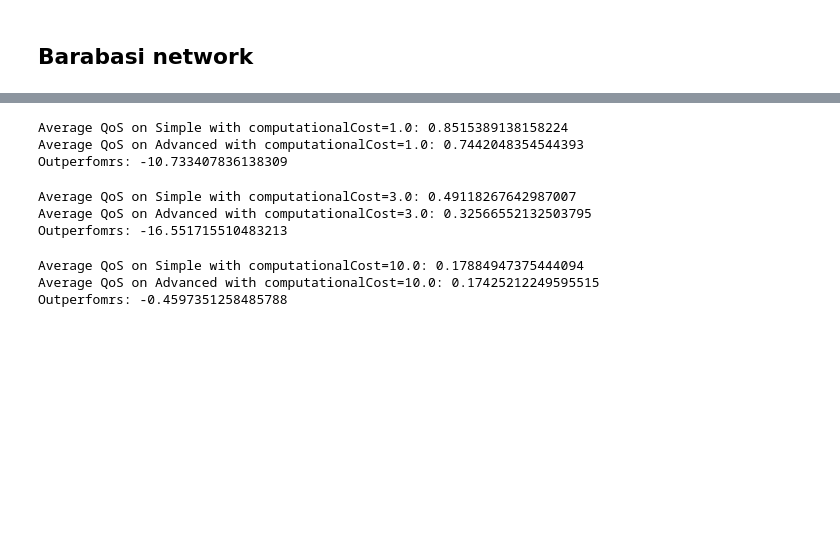
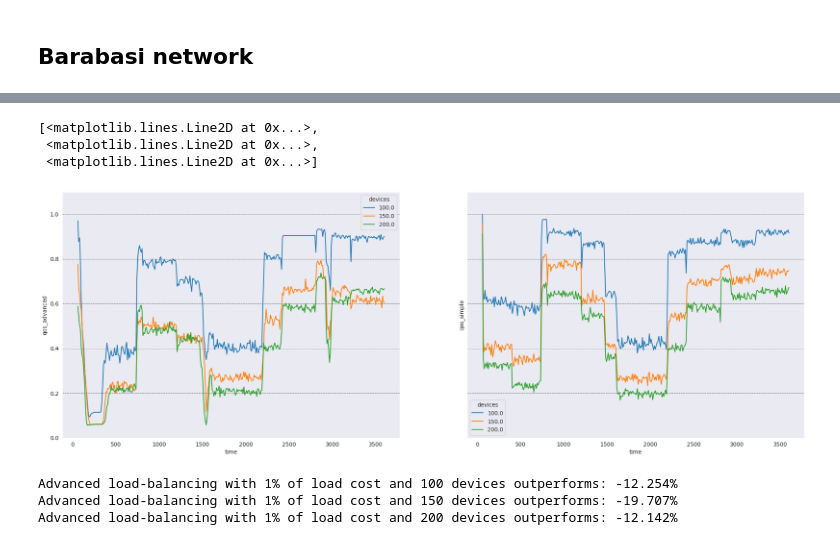
Before and after one commit to nicolasfara/reconfiguration-experiments, a Jupyter notebook: data-visualization/data-exploration.ipynb, the cells around one changed output, grey strips where cells are left out. Drawn from its saved outputs; the diff is of its cells as text; code cells hidden in the pictures; blank space fills up the shorter version.

```diff
--- a/data-visualization/data-exploration.ipynb
+++ b/data-visualization/data-exploration.ipynb
@@ -206,11 +283,11 @@ simple_dataset = means['load_based_simple_barabasi']
 advanced_dataset = means['load_based_advanced_barabasi']
 # %%
 qos_simple = simple_dataset[
-    { "canOffload[sum]", "wantToOffload[sum]" }
-].mean(dim = { "leaders", "devices" }, skipna = True)
+    { "canOffload[sum]", "wantToOffload[sum]", "devices" }
+].mean(dim = { "leaders" }, skipna = True)
 qos_simple = qos_simple.assign(qos_simple=lambda x: x["canOffload[sum]"] / x["wantToOffload[sum]"])
 
 qos_advanced = advanced_dataset[
-    { "canOffload[sum]", "wantToOffload[sum]" }
-].mean(dim = { "leaders", "devices" }, skipna = True)
+    { "canOffload[sum]", "wantToOffload[sum]", "devices" }
+].mean(dim = { "leaders" }, skipna = True)
 qos_advanced = qos_advanced.assign(qos_advanced=lambda x: x["canOffload[sum]"] / x["wantToOffload[sum]"])
@@ -245,24 +294,41 @@ simple_data.isel(computationalCost=[0, 1, 2]).plot.line(x="time")
-# %%
-print("Average QoS on Simple with computationalCost=1.0:", simple_data.isel(computationalCost=0).mean().values)
-print("Average QoS on Advanced with computationalCost=1.0:", advanced_data.isel(computationalCost=0).mean().values)
-print("Outperfomrs:", (advanced_data.isel(computationalCost=0).mean().values - simple_data.isel(computationalCost=0).mean().values) * 100)
-# %% [output]
-Average QoS on Simple with computationalCost=1.0: 0.8515389138158224
-Average QoS on Advanced with computationalCost=1.0: 0.7442048354544393
-Outperfomrs: -10.733407836138309
-# %%
-print("Average QoS on Simple with computationalCost=3.0:", simple_data.isel(computationalCost=1).mean().values)
-print("Average QoS on Advanced with computationalCost=3.0:", advanced_data.isel(computationalCost=1).mean().values)
-print("Outperfomrs:", (advanced_data.isel(computationalCost=1).mean().values - simple_data.isel(computationalCost=1).mean().values) * 100)
-# %% [output]
-Average QoS on Simple with computationalCost=3.0: 0.49118267642987007
-Average QoS on Advanced with computationalCost=3.0: 0.32566552132503795
-Outperfomrs: -16.551715510483213
-# %%
-print("Average QoS on Simple with computationalCost=10.0:", simple_data.isel(computationalCost=2).mean().values)
-print("Average QoS on Advanced with computationalCost=10.0:", advanced_data.isel(computationalCost=2).mean().values)
-print("Outperfomrs:", (advanced_data.isel(computationalCost=2).mean().values - simple_data.isel(computationalCost=2).mean().values) * 100)
-# %% [output]
-Average QoS on Simple with computationalCost=10.0: 0.17884947375444094
-Average QoS on Advanced with computationalCost=10.0: 0.17425212249595515
-Outperfomrs: -0.4597351258485788
+# %%
+f, (ax1, ax2) = plt.subplots(1, 2, figsize=(24, 8), sharey=True)
+
+ax1.set_axisbelow(True)
+ax1.yaxis.grid(color='gray', linestyle='dashed')
+ax2.set_axisbelow(True)
+ax2.yaxis.grid(color='gray', linestyle='dashed')
+
+advanced_data = qos_advanced.qos_advanced
+advanced_data.isel(computationalCost=[0], devices=[0, 1, 2]).mean(dim={'computationalCost'}).plot.line(ax=ax1, x="time", ylim=(0, 1.1))
+
+simple_data = qos_simple.qos_simple
+simple_data.isel(computationalCost=[0], devices=[0, 1, 2]).mean(dim={'computationalCost'}).plot.line(ax=ax2, x="time", ylim=(0, 1.1))
+
+# advanced_data = qos_advanced.qos_advanced
+# advanced_data.isel(computationalCost=[0, 1, 2]).plot.line(x="time", ylim=(0, 1.1))
+# %% [output]
+[<matplotlib.lines.Line2D at 0x...>,
+ <matplotlib.lines.Line2D at 0x...>,
+ <matplotlib.lines.Line2D at 0x...>]
+[figure, added]
+# %%
+advanced_mean_1_100 = advanced_data.isel(computationalCost=[0], devices=[0]).mean(dim={'computationalCost'}).mean().values
+simple_mean_1_100 = simple_data.isel(computationalCost=[0], devices=[0]).mean(dim={'computationalCost'}).mean().values
+percentage_variation_1_100 = (advanced_mean_1_100 - simple_mean_1_100) / simple_mean_1_100 * 100
+
+advanced_mean_1_150 = advanced_data.isel(computationalCost=[0], devices=[1]).mean(dim={'computationalCost'}).mean().values
+simple_mean_1_150 = simple_data.isel(computationalCost=[0], devices=[1]).mean(dim={'computationalCost'}).mean().values
+percentage_variation_1_150 = (advanced_mean_1_150 - simple_mean_1_150) / simple_mean_1_150 * 100
+
+advanced_mean_1_200 = advanced_data.isel(computationalCost=[0], devices=[2]).mean(dim={'computationalCost'}).mean().values
+simple_mean_1_200 = simple_data.isel(computationalCost=[0], devices=[2]).mean(dim={'computationalCost'}).mean().values
+percentage_variation_1_200 = (advanced_mean_1_200 - simple_mean_1_200) / simple_mean_1_200 * 100
+
+print("Advanced load-balancing with 1% of load cost and 100 devices outperforms: {:.3f}%".format(percentage_variation_1_100))
+print("Advanced load-balancing with 1% of load cost and 150 devices outperforms: {:.3f}%".format(percentage_variation_1_150))
+print("Advanced load-balancing with 1% of load cost and 200 devices outperforms: {:.3f}%".format(percentage_variation_1_200))
+# %% [output]
+Advanced load-balancing with 1% of load cost and 100 devices outperforms: -12.254%
+Advanced load-balancing with 1% of load cost and 150 devices outperforms: -19.707%
+Advanced load-balancing with 1% of load cost and 200 devices outperforms: -12.142%
```
Also changed, not shown: parts of 25 cells of this notebook.
